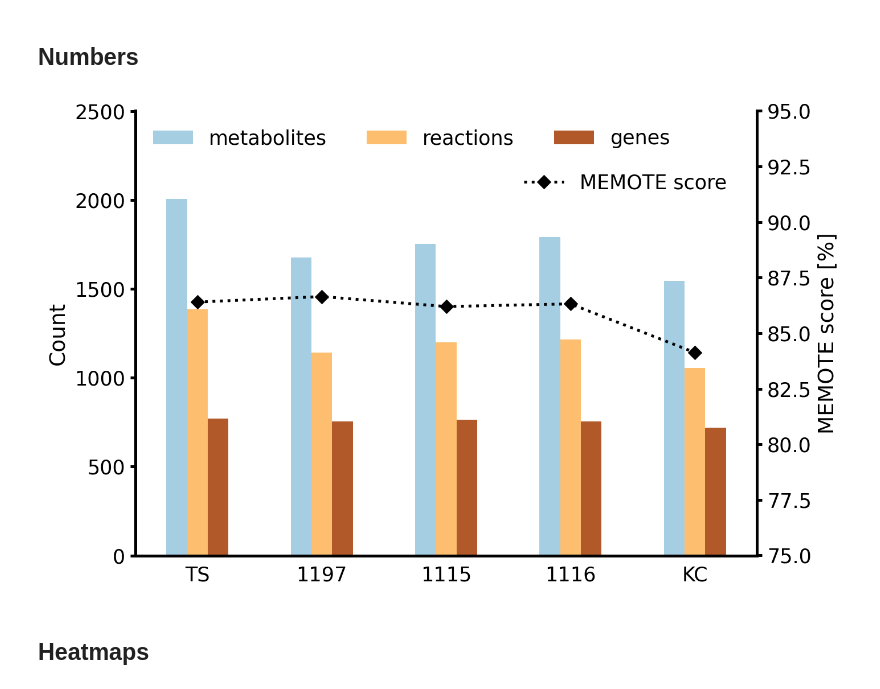
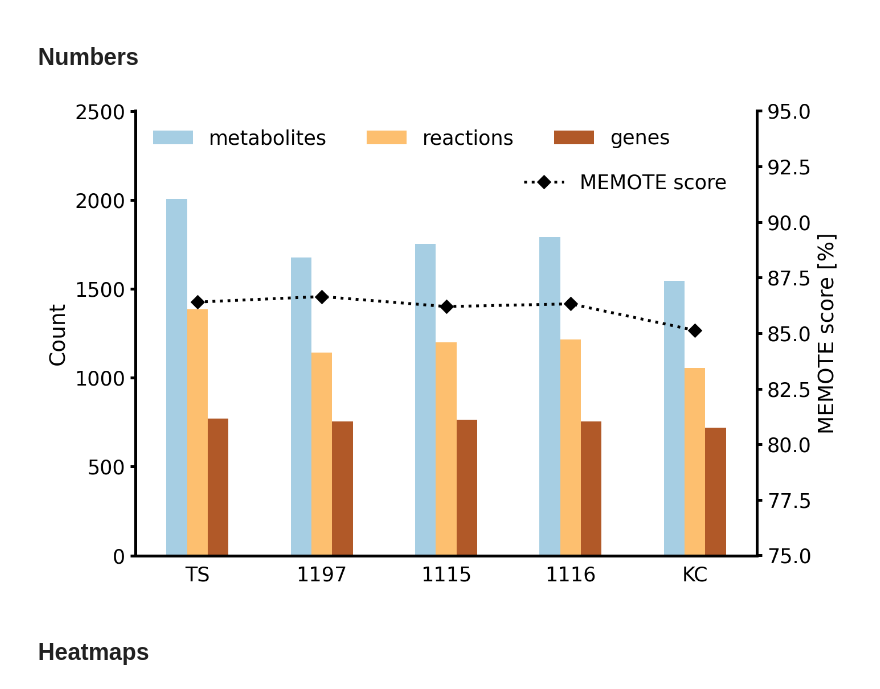
Before and after one commit to draeger-lab/C_striatum_GEMs, a Jupyter notebook: code/analysis/visualization.ipynb, the cells around one changed output. Saved outputs shown, nothing was run; the diff lists cells and outputs as text; code cells hidden in the pictures.

```diff
--- a/code/analysis/visualization.ipynb
+++ b/code/analysis/visualization.ipynb
@@ -54,28 +56,28 @@ plt.close('all')
 # %%
 numbers = pd.DataFrame(['reactions', 'metabolites', 'genes'])
 
 for model in cmods:
     numbers[STRAINS[model.id]] = [len(model.metabolites),
                                   len(model.reactions),
                                   len(model.genes)]
 
-numbers.loc[3,:] = ['MEMOTE score', 86.40, 86.65, 86.20, 86.32, 84.13]
+numbers.loc[3,:] = ['MEMOTE score', 86.40, 86.65, 86.20, 86.32, 85.13]
 
 
 with plt.rc_context({"axes.spines.right" : True}):
     ax = numbers.set_index(0).T.plot.bar(y=['metabolites', 'reactions', 'genes'], figsize=(8, 5), cmap='Paired')
     numbers.set_index(0).T.plot(y='MEMOTE score', ax=ax, use_index=False, linestyle=':', secondary_y='MEMOTE score', color='k', marker='D', legend=True)
     ax.right_ax.set_ylabel('MEMOTE score [%]', fontsize=15)
     ax.right_ax.legend(loc='upper right', bbox_to_anchor=[0.98, 0.9])
     ax.legend(title=False, loc='upper left', ncol=3)
     ax.right_ax.set_ylim([75, 95])
     ax.set_ylim([0,2500])
     ax.tick_params(axis='x',which='both', bottom=False,top=False)
     ax.set_ylabel('Count', fontsize=15)
     plt.tight_layout()
     plt.savefig('../../analysis/comparison/numbers.png')
 # %% [output]
-[figure, old version]
+[figure, new version]
 # %% [markdown]
 ## Heatmaps
 # %% [markdown]
```
Also changed, not shown: parts of 17 cells of this notebook, 3 other files.
